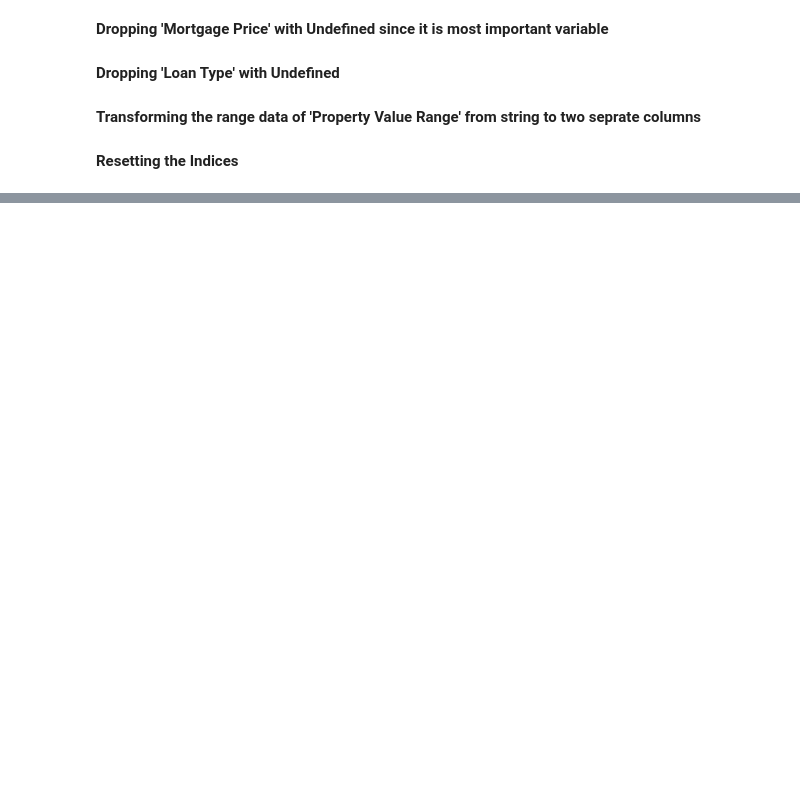
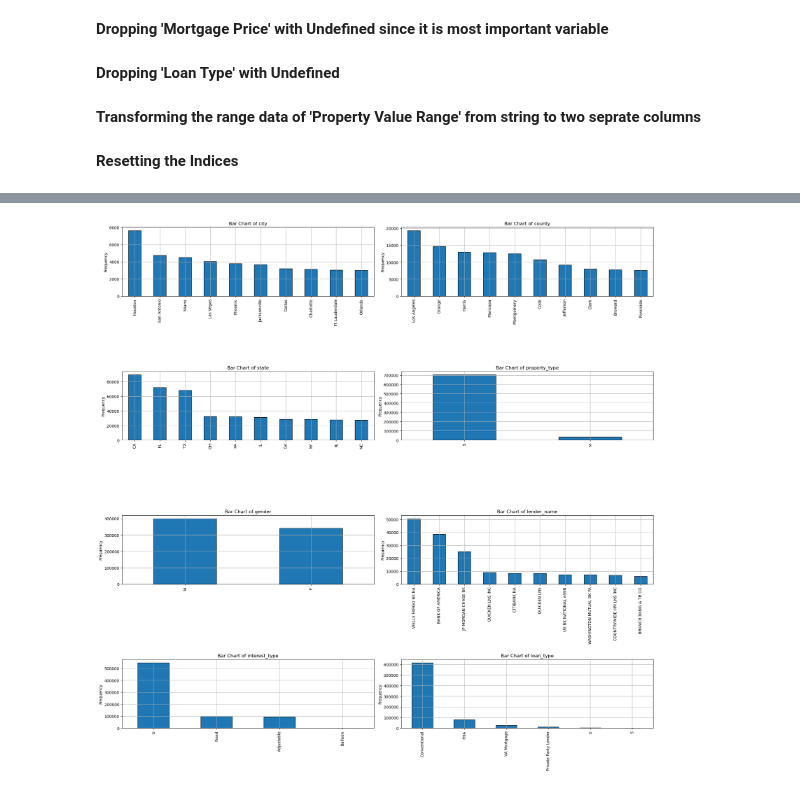
Before and after one commit to ahmedembeddedx/Housing_Data_Predictive_Model, a Jupyter notebook: Notebook.ipynb, the cells around one changed output, grey strips where cells are left out. Drawn from its saved outputs; the diff is of its cells as text; code cells hidden in the pictures; blank space fills up the shorter version.

```diff
--- a/Notebook.ipynb
+++ b/Notebook.ipynb
@@ -175,0 +214,28 @@ data = data.reset_index(drop=True)
+# %%
+filtered_data = data[columns_to_keep]
+
+bar_chart_columns = [
+    'city', 'county', 'state', 'property_type', 'gender',
+    'lender_name', 'interest_type', 'loan_type'
+]
+
+num_rows = 4
+num_cols = len(bar_chart_columns) // num_rows + len(bar_chart_columns) % num_rows
+
+fig, axes = plt.subplots(num_rows, num_cols, figsize=(20, 20))
+axes = axes.flatten()
+
+sampled_data = filtered_data.sample(frac= 1.0)
+
+for i, column in enumerate(bar_chart_columns):
+    top_values = sampled_data[column].value_counts().nlargest(10)
+    top_values.plot(kind='bar', ax=axes[i], edgecolor='black')
+    axes[i].set_title(f'Bar Chart of {column}')
+    axes[i].set_xlabel(' ')
+    axes[i].set_ylabel('Frequency')
+    axes[i].grid(True)
+
+plt.tight_layout()
+plt.show()
+# %% [output]
+[figure, added]
```
Also changed, not shown: parts of 9 cells of this notebook.
